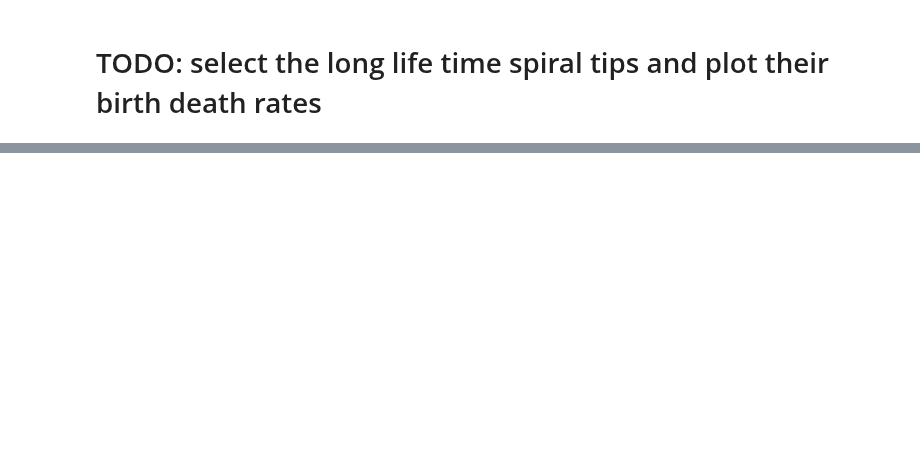
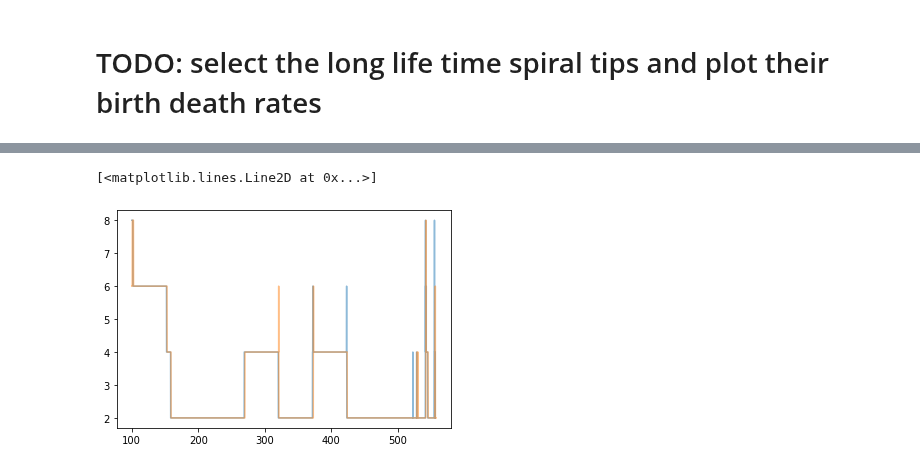
Before and after one commit to timtyree/care, a Jupyter notebook: notebooks/Lifetimes of Spiral Tips.ipynb, the cells around one changed output, grey strips where cells are left out. Cells and saved outputs as stored; diff of their text form; code cells hidden in the pictures; blank space fills up the shorter version.

```diff
--- a/notebooks/Lifetimes of Spiral Tips.ipynb
+++ b/notebooks/Lifetimes of Spiral Tips.ipynb
@@ -531,0 +538,16 @@ df.loc[(traj.frame >= l-2) & (traj.frame <= l+2)]
+# %%
+#import most recent tip trajectory data and the corresponding raw tips
+data_dir_traj = f"{nb_dir}/Data/ds_5_param_set_8/trajectories"
+data_fn_traj  = 'tip_trajectories_ds_5_sigma_1.0_threshold_0.9_traj_sr_1_mem_2.csv'
+
+data_dir_log  = f"{nb_dir}/Data/ds_5_param_set_8/Log"
+data_fn_log_processed = 'tip_log_ds_5_sigma_1.0_threshold_0.6_processed.csv'
+# data_fn_log = 'tip_log_ds_5_sigma_1.0_threshold_0.6_001.csv' #not terribly useful
+# %%
+os.chdir(data_dir_traj)
+df = pd.read_csv(data_fn_traj)
+# select only data after 100 milliseconds
+df = df[df.t>100].copy()
+
+print('tip trajectories:')
+df.head()
@@ -531,0 +562,8 @@ df.loc[(traj.frame >= l-2) & (traj.frame <= l+2)]
+# %%
+os.chdir(data_dir_log)
+df_log = pd.read_csv(data_fn_log_processed)
+
+# select only data after 100 milliseconds
+df_log = df_log[df_log.t>100].copy()
+print('tip log processed:')
+df_log.head()
@@ -531,0 +578,13 @@ df.loc[(traj.frame >= l-2) & (traj.frame <= l+2)]
+# %%
+# plot tip number versus time for trajectories
+t_values = df.t.values
+n_values = df.n.values
+plt.plot(t_values, n_values, alpha=0.5)
+
+# plot tip number versus time raw positions
+t_values = df_log.t.values
+n_values = df_log.n.values
+plt.plot(t_values, n_values, alpha=0.5)
+# %% [output]
+[<matplotlib.lines.Line2D at 0x...>]
+[figure, added]
```
Also changed, not shown: parts of 25 cells of this notebook, 7 other files.
